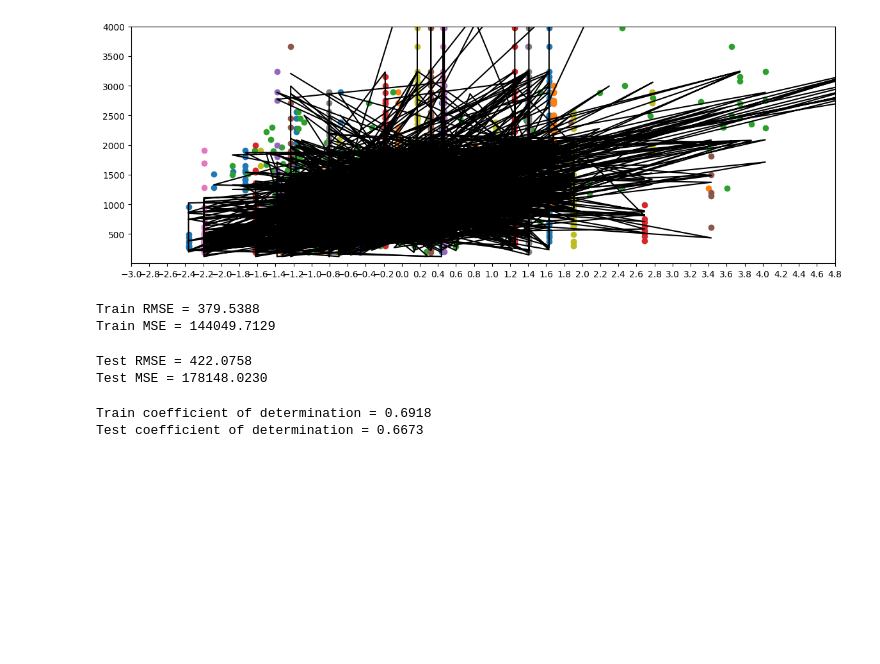
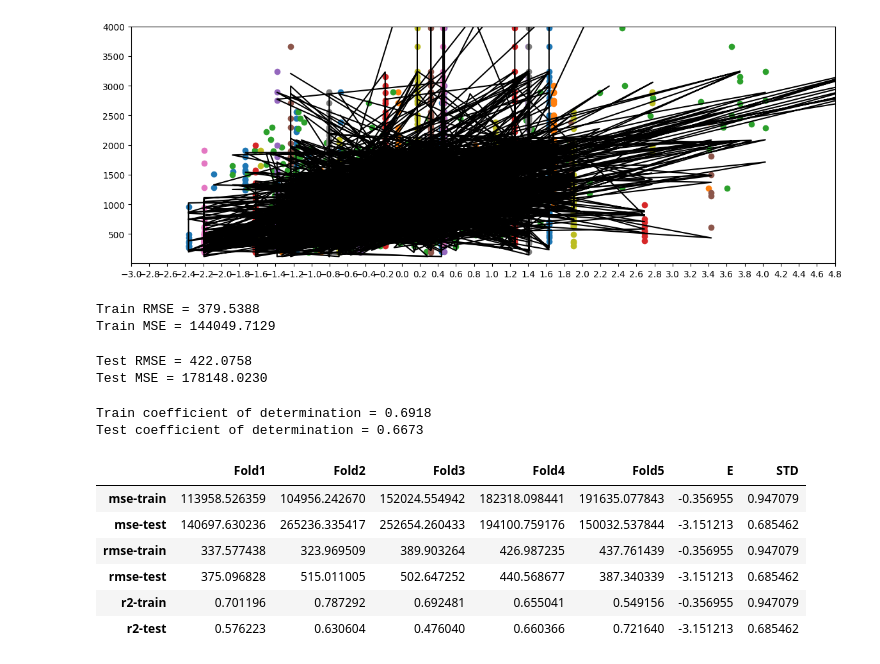
Before and after one commit to paNikitin/ml_course, a Jupyter notebook: ml_task1.ipynb, the cells around one changed output. Saved outputs shown, nothing was run; the diff lists cells and outputs as text; code cells hidden in the pictures; blank space fills up the shorter version.

```diff
--- a/ml_task1.ipynb
+++ b/ml_task1.ipynb
@@ -410,6 +410,16 @@ expected_values = np.array([expected_value(X_train_scaled[0],theta[1-9]),expecte
 std_deviation = np.array([np.std(X_train_scaled[0]),np.std(X_test_scaled[0]),np.std(X_train_scaled[0]),np.std(X_test_scaled[0]),np.std(X_train_scaled[0]),np.std(X_test_scaled[0])])
 scores_table['E'] = expected_values
 scores_table['STD'] = std_deviation
+# %%
+scores_table
+# %% [output]
+|  | Fold1 | Fold2 | Fold3 | Fold4 | Fold5 | E | STD |
+| mse-train | 113958.526359 | 104956.242670 | 152024.554942 | 182318.098441 | 191635.077843 | -0.356955 | 0.947079 |
+| mse-test | 140697.630236 | 265236.335417 | 252654.260433 | 194100.759176 | 150032.537844 | -3.151213 | 0.685462 |
+| rmse-train | 337.577438 | 323.969509 | 389.903264 | 426.987235 | 437.761439 | -0.356955 | 0.947079 |
+| rmse-test | 375.096828 | 515.011005 | 502.647252 | 440.568677 | 387.340339 | -3.151213 | 0.685462 |
+| r2-train | 0.701196 | 0.787292 | 0.692481 | 0.655041 | 0.549156 | -0.356955 | 0.947079 |
+| r2-test | 0.576223 | 0.630604 | 0.476040 | 0.660366 | 0.721640 | -3.151213 | 0.685462 |
 # %%
 #Вывод: элемент обучающей выборки обладает математическим ожиданием близким к 0 (-0.35),
 #что говорит о хорошей настройке весов.
```
